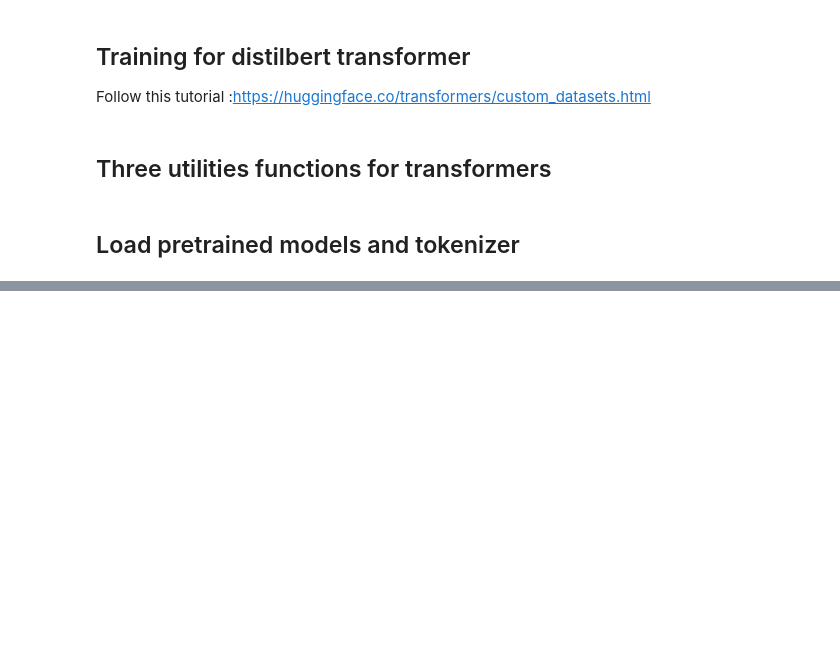
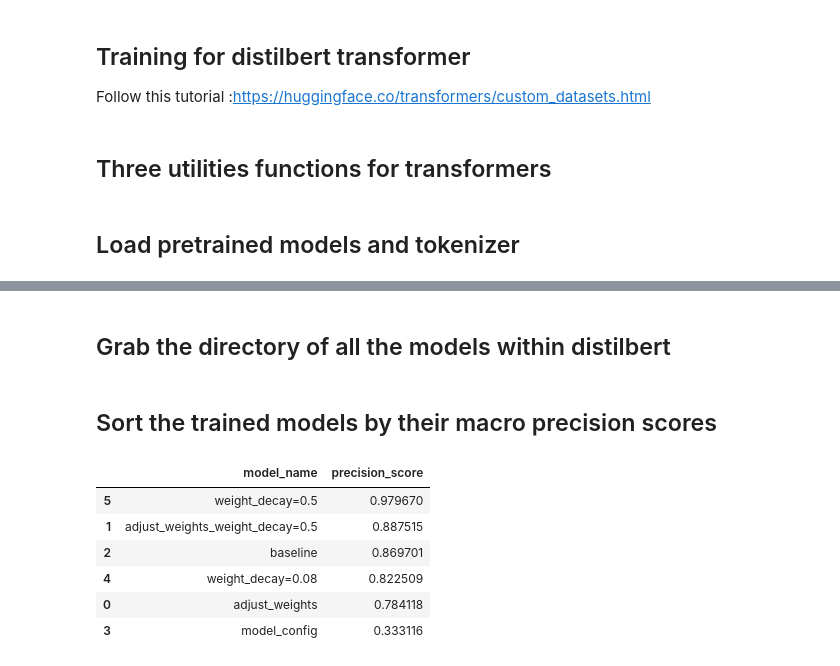
Before and after one commit to MaxOng94/Sentiment-analysis-comparison, a Jupyter notebook: training/Transformer training.ipynb, the cells around one changed output, grey strips where cells are left out. Drawn from its saved outputs; the diff is of its cells as text; code cells hidden in the pictures; blank space fills up the shorter version.

```diff
--- a/training/Transformer training.ipynb
+++ b/training/Transformer training.ipynb
@@ -312,0 +485,19 @@ y_pred = train_df["pred"]
+# %%
+def get_precision_score(model= model,
+                      test_loader= val_loader):
+    predicted, true = get_prediction(model= model,
+                      test_loader= val_loader)
+
+    return precision_score(true, predicted, average = "macro")
+# %%
+def model_sort_precision_scores(model_list):
+
+    """
+    model_list: list of models
+    """
+    model_name = [model.name for model in model_list]
+    precision_score = [get_precision_score(model = DistilBertForSequenceClassification.from_pretrained(model),
+                test_loader = val_loader) for model in model_list]
+    df_score = pd.DataFrame(zip(model_name,precision_score),columns = ["model_name","precision_score"])
+    df_score.sort_values(by= "precision_score",ascending = False,inplace = True)
+    return df_score
@@ -312,0 +511,18 @@ y_pred = train_df["pred"]
+# %% [markdown]
+## Grab the directory of all the models within distilbert
+# %%
+distilbert_models  = Path("../models/distilbert")
+# %%
+distilbert_model_list = [model for model in distilbert_models.iterdir() if model.is_dir()]
+# %% [markdown]
+## Sort the trained models by their macro precision scores
+# %%
+model_sort_precision_scores(distilbert_model_list)
+# %% [output]
+|  | model_name | precision_score |
+| 5 | weight_decay=0.5 | 0.979670 |
+| 1 | adjust_weights_weight_decay=0.5 | 0.887515 |
+| 2 | baseline | 0.869701 |
+| 4 | weight_decay=0.08 | 0.822509 |
+| 0 | adjust_weights | 0.784118 |
+| 3 | model_config | 0.333116 |
```
Also changed, not shown: parts of 91 cells of this notebook.
